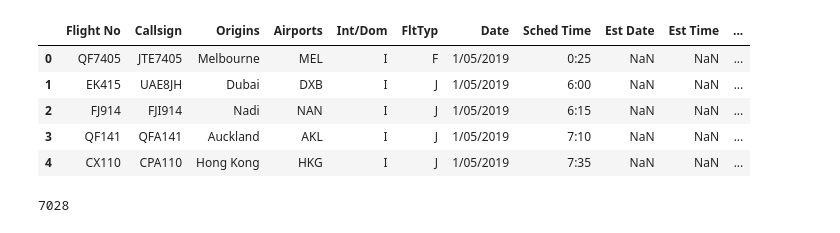
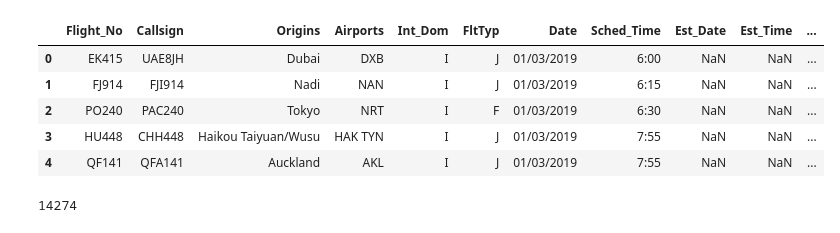
Before and after one commit to Andy-Tsunami/UTS-DataAnalytics-13110642, a Jupyter notebook: Assignment_2.ipynb, the cells around one changed output. Drawn from its saved outputs; the diff is of its cells as text; code cells hidden in the pictures.

```diff
--- a/Assignment_2.ipynb
+++ b/Assignment_2.ipynb
@@ -6,17 +21,17 @@ import datetime
 # %%
 url = 'https://raw.githubusercontent.com/Andy-Tsunami/UTS-DataAnalytics-13110642/master/DEPARTURES.csv'
-df1 = pd.read_csv(url)
+df = pd.read_csv(url)
 # Dataset is now stored in a Pandas Dataframe
 # %%
-df1.head()
+df.head()
 # %% [output]
-|  | Flight No | Callsign | Origins | Airports | Int/Dom | FltTyp | Date | Sched Time | Est Date | Est Time | ... |
-| 0 | QF7405 | JTE7405 | Melbourne | MEL | I | F | 1/05/2019 | 0:25 | NaN | NaN | ... |
-| 1 | EK415 | UAE8JH | Dubai | DXB | I | J | 1/05/2019 | 6:00 | NaN | NaN | ... |
-| 2 | FJ914 | FJI914 | Nadi | NAN | I | J | 1/05/2019 | 6:15 | NaN | NaN | ... |
-| 3 | QF141 | QFA141 | Auckland | AKL | I | J | 1/05/2019 | 7:10 | NaN | NaN | ... |
-| 4 | CX110 | CPA110 | Hong Kong | HKG | I | J | 1/05/2019 | 7:35 | NaN | NaN | ... |
+|  | Flight_No | Callsign | Origins | Airports | Int_Dom | FltTyp | Date | Sched_Time | Est_Date | Est_Time | ... |
+| 0 | EK415 | UAE8JH | Dubai | DXB | I | J | 01/03/2019 | 6:00 | NaN | NaN | ... |
+| 1 | FJ914 | FJI914 | Nadi | NAN | I | J | 01/03/2019 | 6:15 | NaN | NaN | ... |
+| 2 | PO240 | PAC240 | Tokyo | NRT | I | F | 01/03/2019 | 6:30 | NaN | NaN | ... |
+| 3 | HU448 | CHH448 | Haikou Taiyuan/Wusu | HAK TYN | I | J | 01/03/2019 | 7:55 | NaN | NaN | ... |
+| 4 | QF141 | QFA141 | Auckland | AKL | I | J | 01/03/2019 | 7:55 | NaN | NaN | ... |
 # %%
-len(df1)
+len(df)
 # %% [output]
-7028
+14274
```
Also changed, not shown: parts of 12 cells of this notebook.
